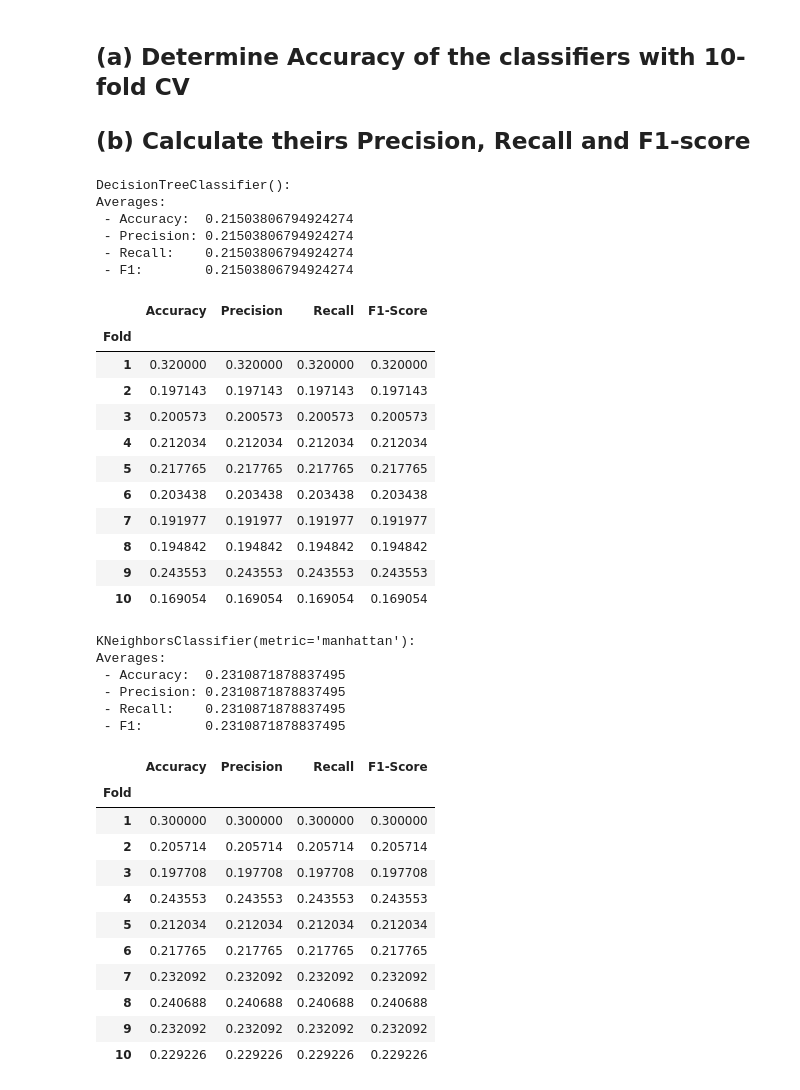
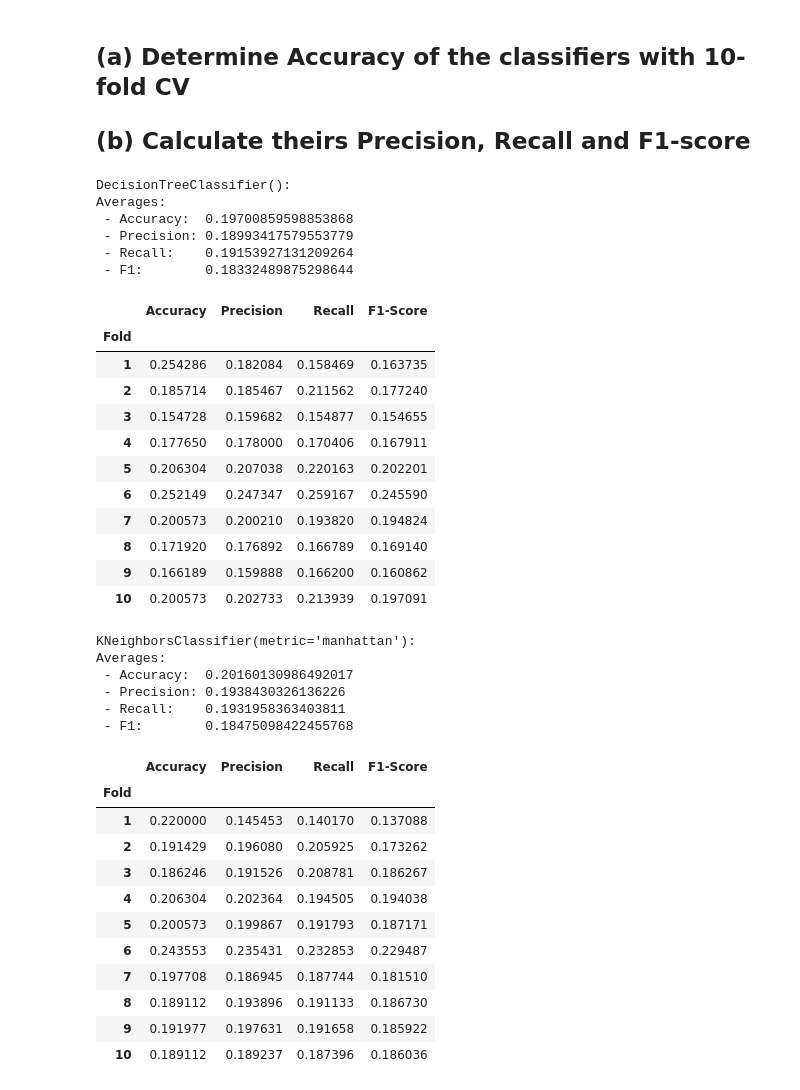
Before and after one commit to joeftiger/Machine-Learning-and-Data-Mining, a Jupyter notebook: Serie 5/exercise2.ipynb, the cells around one changed output. Saved outputs shown, nothing was run; the diff lists cells and outputs as text; code cells hidden in the pictures.

```diff
--- a/Serie 5/exercise2.ipynb
+++ b/Serie 5/exercise2.ipynb
@@ -51,18 +50,14 @@ We compute the `Binary Decision` (up/down).
-# %%
-binary_decision = (daily_returns > 0).astype(float)
-binary_decision[0] = float('NaN')
-IBM['Binary Decision'] = binary_decision
 # %% [markdown]
 Next we compute some simple moving average and drop the first rows due to `NaN`s.
 # %%
 sma_features = []
 sma_periods = [5, 10, 20, 50, 200]
 for period in sma_periods:
-    label = 'SMA-{}'.format(period)
+    label = f'SMA-{period}'
     sma_features.append(label)
 
     IBM[label] = IBM['Close'].rolling(period).mean()
-    #IBM[['Close', label]].plot(label=label, figsize=(9, 3), xlabel='days', ylabel='price')
+    IBM[['Close', label]].plot(label=label, figsize=(9, 3), title=label, xlabel='days', ylabel='price', grid=True)
 
 IBM = IBM.iloc[max(sma_periods):, :]
 IBM.head(5)
@@ -104,0 +79,9 @@ IBM.head(5)
+# %%
+NUM_CLASSES = 6
+IBM['Daily Returns Class'], _ = pd.qcut(IBM['Daily Returns'], q=NUM_CLASSES).factorize(sort=True)
+
+all_features = ['Volume'] + sma_features
+# for attr in all_features:
+#     IBM[attr], _ = pd.qcut(IBM[attr], q=NUM_CLASSES).factorize(sort=True)
+
+IBM.head(5)
@@ -121,64 +111,64 @@ models = {
 # %%
 from evaluation import *
 
 X = IBM[all_features]
-y = IBM['Daily Returns']
+y = IBM['Daily Returns Class']
 
 for name, model in models.items():
     print(f'{model}:')
-    a, p, r, f = kfold_eval(model, X, y, 10, 'micro')
+    a, p, r, f = kfold_eval(model, X, y, 10, average='macro', zero_division=0)
 
     print('Averages:')
     print(f' - Accuracy:  {np.mean(a)}')
     print(f' - Precision: {np.mean(p)}')
     print(f' - Recall:    {np.mean(r)}')
     print(f' - F1:        {np.mean(f)}')
     data = {
         'Fold': range(1, 11),
         'Accuracy': a,
         'Precision': p,
         'Recall': r,
         'F1-Score': f,
     }
 
     scores = pd.DataFrame(data).set_index('Fold')
     display(scores)
 # %% [output]
 DecisionTreeClassifier():
 Averages:
- - Accuracy:  0.21503806794924274
- - Precision: 0.21503806794924274
- - Recall:    0.21503806794924274
- - F1:        0.21503806794924274
+ - Accuracy:  0.19700859598853868
+ - Precision: 0.18993417579553779
+ - Recall:    0.19153927131209264
+ - F1:        0.18332489875298644
 |  | Accuracy | Precision | Recall | F1-Score |
 | Fold |  |  |  |  |
-| 1 | 0.320000 | 0.320000 | 0.320000 | 0.320000 |
-| 2 | 0.197143 | 0.197143 | 0.197143 | 0.197143 |
-| 3 | 0.200573 | 0.200573 | 0.200573 | 0.200573 |
-| 4 | 0.212034 | 0.212034 | 0.212034 | 0.212034 |
-| 5 | 0.217765 | 0.217765 | 0.217765 | 0.217765 |
-| 6 | 0.203438 | 0.203438 | 0.203438 | 0.203438 |
-| 7 | 0.191977 | 0.191977 | 0.191977 | 0.191977 |
-| 8 | 0.194842 | 0.194842 | 0.194842 | 0.194842 |
-| 9 | 0.243553 | 0.243553 | 0.243553 | 0.243553 |
-| 10 | 0.169054 | 0.169054 | 0.169054 | 0.169054 |
+| 1 | 0.254286 | 0.182084 | 0.158469 | 0.163735 |
+| 2 | 0.185714 | 0.185467 | 0.211562 | 0.177240 |
+| 3 | 0.154728 | 0.159682 | 0.154877 | 0.154655 |
+| 4 | 0.177650 | 0.178000 | 0.170406 | 0.167911 |
+| 5 | 0.206304 | 0.207038 | 0.220163 | 0.202201 |
+| 6 | 0.252149 | 0.247347 | 0.259167 | 0.245590 |
+| 7 | 0.200573 | 0.200210 | 0.193820 | 0.194824 |
+| 8 | 0.171920 | 0.176892 | 0.166789 | 0.169140 |
+| 9 | 0.166189 | 0.159888 | 0.166200 | 0.160862 |
+| 10 | 0.200573 | 0.202733 | 0.213939 | 0.197091 |
 KNeighborsClassifier(metric='manhattan'):
 Averages:
- - Accuracy:  0.2310871878837495
- - Precision: 0.2310871878837495
- - Recall:    0.2310871878837495
- - F1:        0.2310871878837495
+ - Accuracy:  0.20160130986492017
+ - Precision: 0.1938430326136226
+ - Recall:    0.1931958363403811
+ - F1:        0.18475098422455768
 |  | Accuracy | Precision | Recall | F1-Score |
 | Fold |  |  |  |  |
-| 1 | 0.300000 | 0.300000 | 0.300000 | 0.300000 |
-| 2 | 0.205714 | 0.205714 | 0.205714 | 0.205714 |
-| 3 | 0.197708 | 0.197708 | 0.197708 | 0.197708 |
-| 4 | 0.243553 | 0.243553 | 0.243553 | 0.243553 |
-| 5 | 0.212034 | 0.212034 | 0.212034 | 0.212034 |
-| 6 | 0.217765 | 0.217765 | 0.217765 | 0.217765 |
-| 7 | 0.232092 | 0.232092 | 0.232092 | 0.232092 |
-| 8 | 0.240688 | 0.240688 | 0.240688 | 0.240688 |
-| 9 | 0.232092 | 0.232092 | 0.232092 | 0.232092 |
-| 10 | 0.229226 | 0.229226 | 0.229226 | 0.229226 |
+| 1 | 0.220000 | 0.145453 | 0.140170 | 0.137088 |
+| 2 | 0.191429 | 0.196080 | 0.205925 | 0.173262 |
+| 3 | 0.186246 | 0.191526 | 0.208781 | 0.186267 |
+| 4 | 0.206304 | 0.202364 | 0.194505 | 0.194038 |
+| 5 | 0.200573 | 0.199867 | 0.191793 | 0.187171 |
+| 6 | 0.243553 | 0.235431 | 0.232853 | 0.229487 |
+| 7 | 0.197708 | 0.186945 | 0.187744 | 0.181510 |
+| 8 | 0.189112 | 0.193896 | 0.191133 | 0.186730 |
+| 9 | 0.191977 | 0.197631 | 0.191658 | 0.185922 |
+| 10 | 0.189112 | 0.189237 | 0.187396 | 0.186036 |
 GaussianNB():
 Averages:
```
Also changed, not shown: parts of 7 cells of this notebook, 1 other file.
